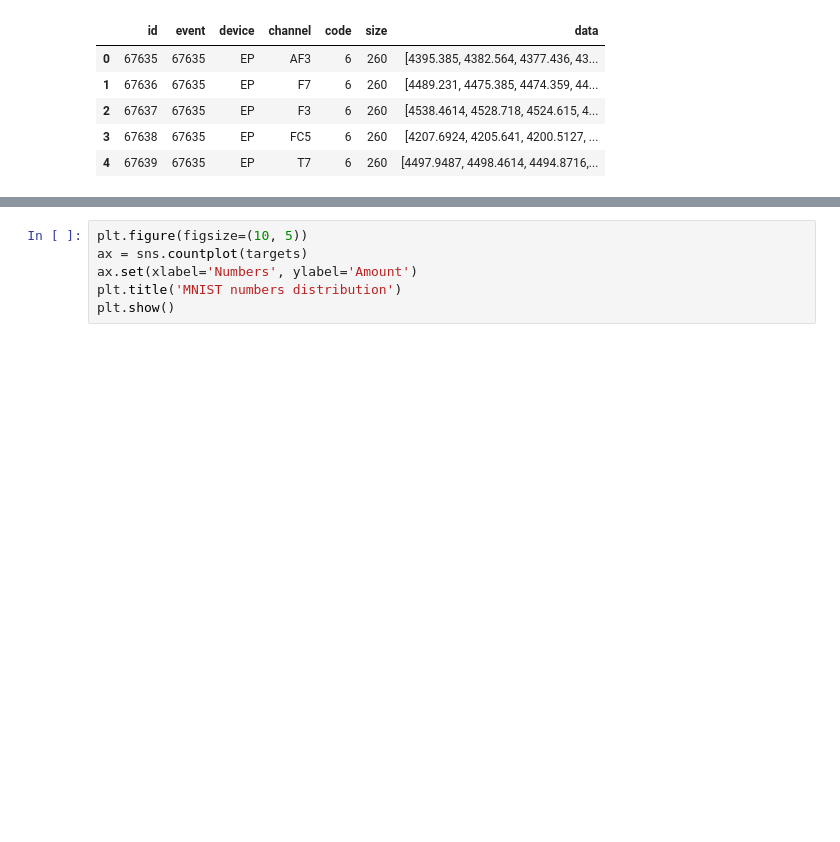
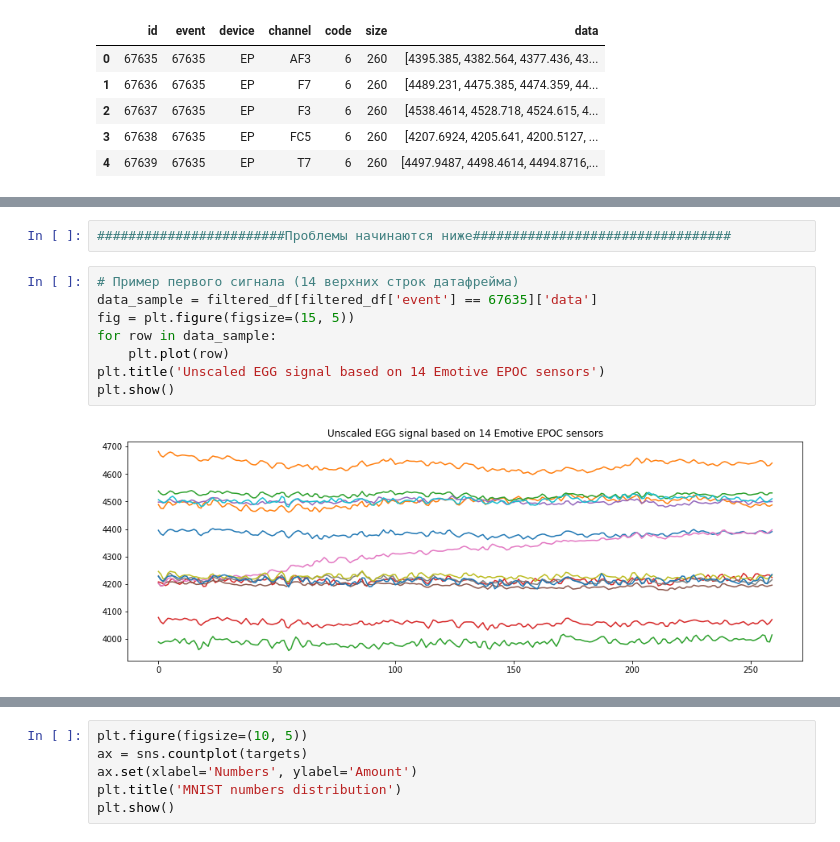
Before and after one commit to maxin0722/Brain2Image, a Jupyter notebook: sub_notebooks/EEG_classifier_brain_MNIST.ipynb, the cells around one changed output, grey strips where cells are left out. Drawn from its saved outputs; the diff is of its cells as text; blank space fills up the shorter version.

```diff
--- a/sub_notebooks/EEG_classifier_brain_MNIST.ipynb
+++ b/sub_notebooks/EEG_classifier_brain_MNIST.ipynb
@@ -230,0 +229,12 @@ Targets amount 43301
+# %%
+########################Проблемы начинаются ниже#################################
+# %%
+# Пример первого сигнала (14 верхних строк датафрейма)
+data_sample = filtered_df[filtered_df['event'] == 67635]['data']
+fig = plt.figure(figsize=(15, 5))
+for row in data_sample:
+    plt.plot(row)
+plt.title('Unscaled EGG signal based on 14 Emotive EPOC sensors')
+plt.show()
+# %% [output]
+[figure, added]
```
Also changed, not shown: parts of 16 cells of this notebook.
